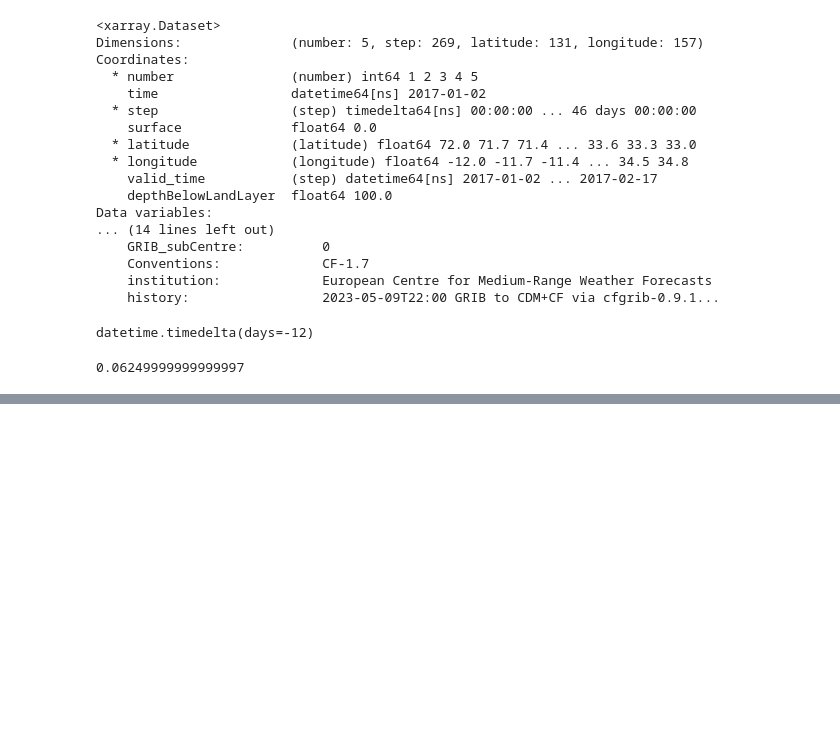
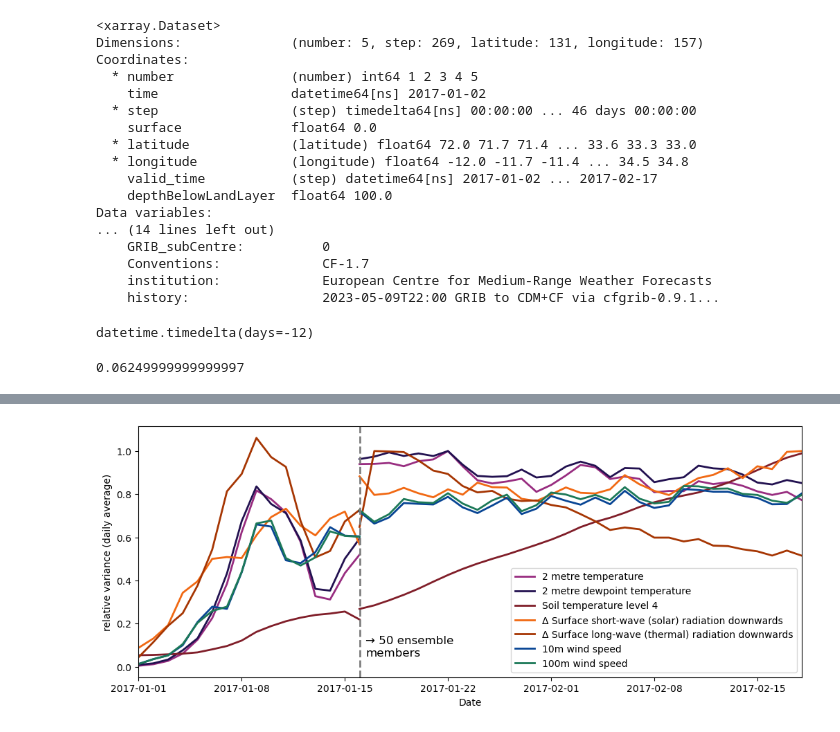
Before and after one commit to elkir/iccs23-hacakthon-delorean-datasets, a Jupyter notebook: notebooks/008_variance_sinusoidal.ipynb, the cells around one changed output, grey strips where cells are left out. Cells and saved outputs as stored; diff of their text form; code cells hidden in the pictures; blank space fills up the shorter version.

```diff
--- a/notebooks/008_variance_sinusoidal.ipynb
+++ b/notebooks/008_variance_sinusoidal.ipynb
@@ -376,0 +521,47 @@ NameError: name 'func' is not defined
+# %%
+
+ds_var_corrected = ds_var.copy()
+ds_var_phase = (offset_from_winter_solstice(ds_var_corrected.time.values)+ds_var_corrected.step).astype('float')/period
+ds_var_corrected["ssrd"] = ds_var_corrected.ssrd/ds_var_phase
+ds_var_corrected["strd"]= ds_var_corrected.strd/ds_var_phase
+dsD_var_corrected = dsD_var.copy()
+dsD_var_phase = (offset_from_winter_solstice(dsD_var_corrected.time.values)+dsD_var_corrected.step).astype('float')/period
+dsD_var_corrected["ssrd"]= dsD_var_corrected.ssrd/dsD_var_phase
+dsD_var_corrected["strd"]= dsD_var_corrected.strd/dsD_var_phase
+dsD_var_max = dsD_var_corrected.max(dim="step")
+# %%
+# Plot the variance for each variable as line plot
+colors_dict = dict(t2m="#982d80",stl4="#801E29",d2m="#221150" ,ssrd="#f16913",strd="#a63603",w10="#084594",w100="#1c7958")
+colors = [colors_dict[v] for v in vars]
+
+fig,ax = plt.subplots(1,1,figsize=(21/1.7,8/1.7))
+ax.set_prop_cycle(mpl.cycler(color=colors))
+(ds_var_corrected/dsD_var_max).to_array(dim="variable").plot.line(x="valid_time", hue="variable", ax=ax, lw=2)
+ax.set_prop_cycle(mpl.cycler(color=colors)) #reset color cycle for D data
+(dsD_var_corrected/dsD_var_max).to_array(dim="variable").isel(step=slice(None,-1)).plot.line(x="valid_time", hue="variable", ax=ax, lw=2)
+
+# set legend bottom right with long names
+vars_long = [ds[v].long_name for v in vars]
+ax.legend(loc="lower right", labels=vars_long)
+
+ax.set_ylabel("relative variance (daily average)")
+ax.set_xticklabels(ax.get_xticklabels(),rotation=0,ha="center")
+date_range = ds.valid_time.values.min(), ds.valid_time.values.max()-pd.Timedelta("1D")
+
+# set xticks to every 7 days starting at 2017-01-02
+ax.set_xticks(pd.date_range(*date_range,freq="7D"))
+ax.set_xlim(*date_range)
+
+ax.set_title("")
+ax.set_xlabel("Date")
+
+# plot vertical grey dashed line before the first valid time of the D data
+cutoff = dsD.valid_time[0].values
+ax.axvline(cutoff, color="grey", linestyle="--", linewidth=2)
+# add a small text right of this line "→ 50 ensemble members"
+ax.text(cutoff + np.timedelta64(10, 'h'), 0.05, "→ 50 ensemble\nmembers", fontsize=12)
+
+if save_fig:
+    fig.savefig(dir_fig / "008_04_ens_var_corrected_solar.png", dpi=300, bbox_inches="tight")
+# %% [output]
+[figure, added]
```
Also changed, not shown: parts of 18 cells of this notebook.
